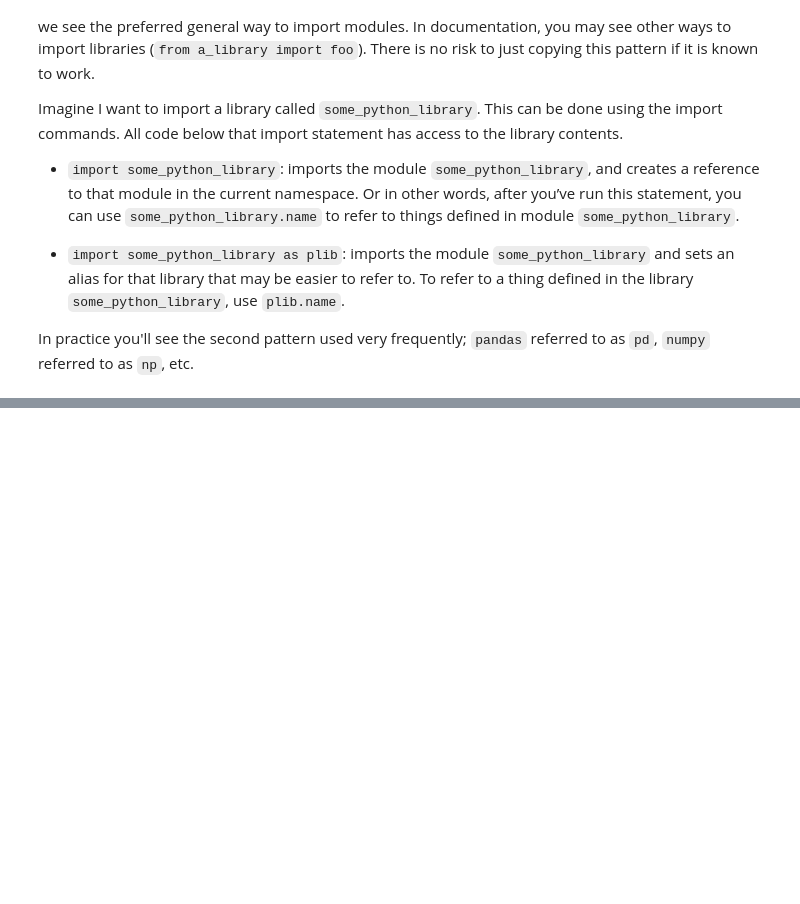
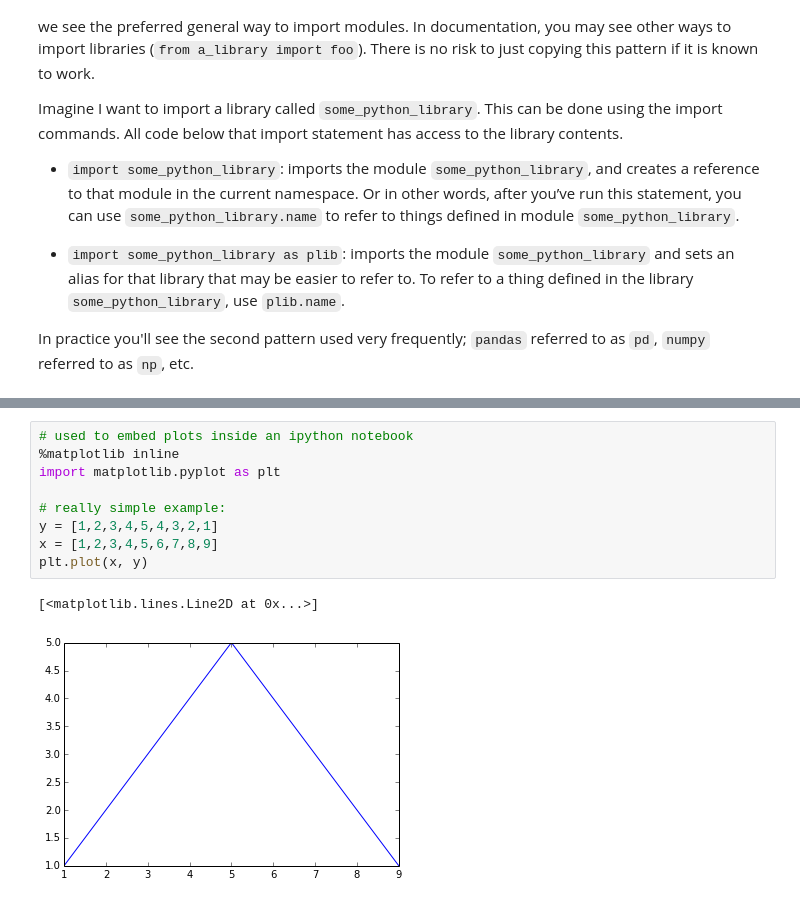
Before and after one commit to jattenberg/PDS-Spring-2014, a Jupyter notebook: ipython_notebooks/Python Basics (Practical Data Science).ipynb, the cells around one changed output, grey strips where cells are left out. Cells and saved outputs as stored; diff of their text form; blank space fills up the shorter version.

Commit message:
more on matplotlib

```diff
--- a/ipython_notebooks/Python Basics (Practical Data Science).ipynb
+++ b/ipython_notebooks/Python Basics (Practical Data Science).ipynb
@@ -792,0 +797,12 @@ Matplotlib is one of the first python libraries a budding data scientist is like
+# %%
+# used to embed plots inside an ipython notebook
+%matplotlib inline
+import matplotlib.pyplot as plt
+
+# really simple example:
+y = [1,2,3,4,5,4,3,2,1]
+x = [1,2,3,4,5,6,7,8,9]
+plt.plot(x, y)
+# %% [output]
+[<matplotlib.lines.Line2D at 0x...>]
+[figure, added]
```
Also changed, not shown: parts of 14 cells of this notebook, 1 other file.
